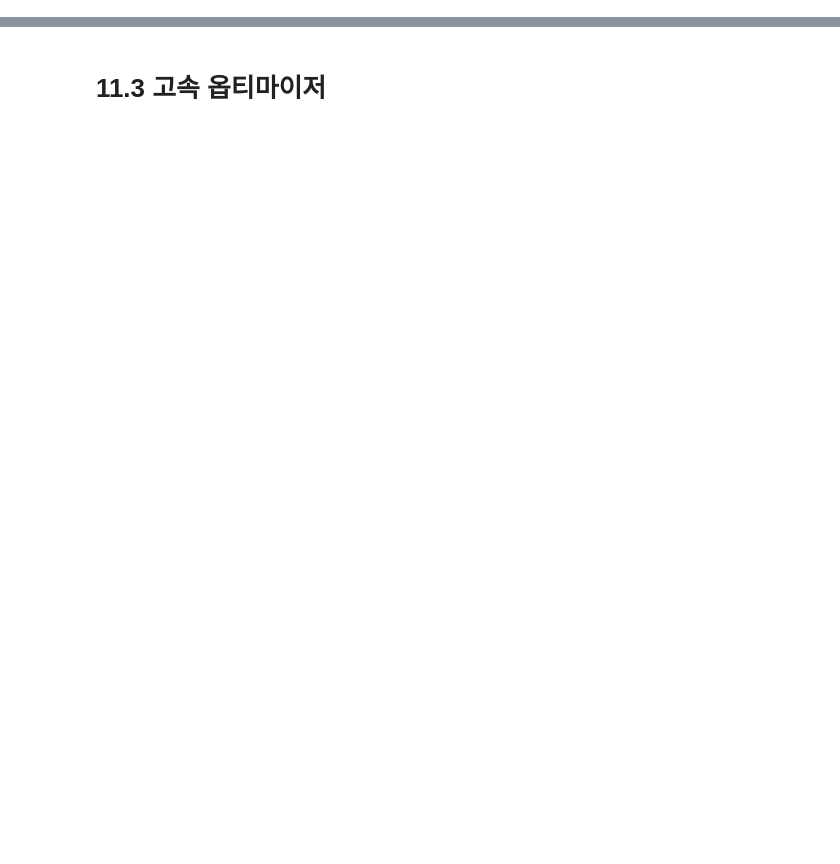
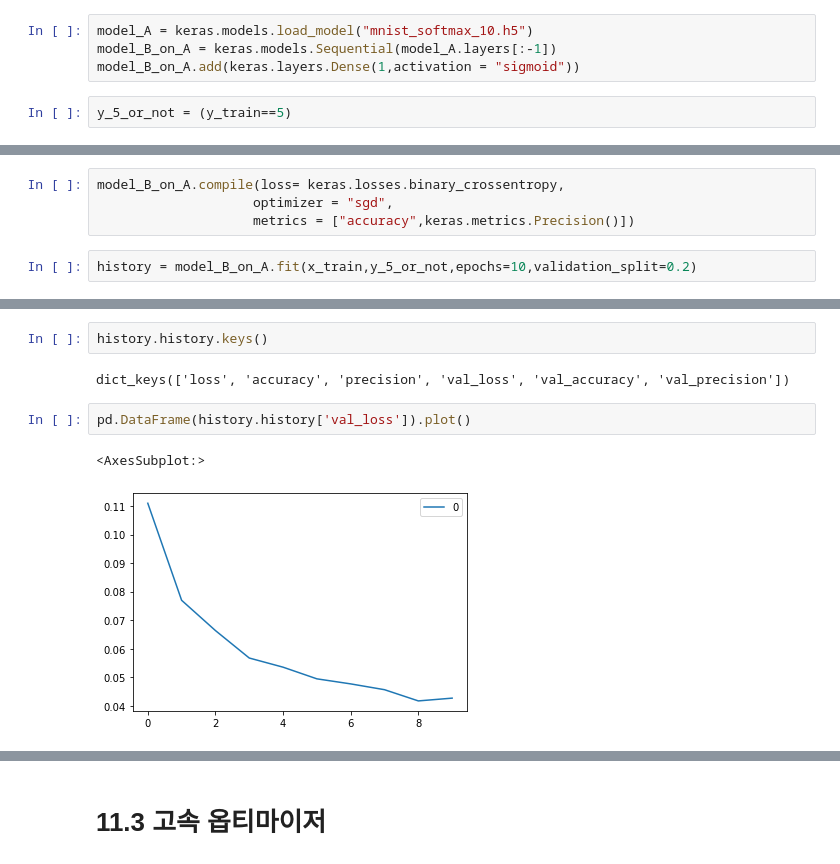
Before and after one commit to supkoon/handson, a Jupyter notebook: handson 11장.ipynb, the cells around one changed output, grey strips where cells are left out. Cells and saved outputs as stored; diff of their text form; blank space fills up the shorter version.

```diff
--- a/handson 11장.ipynb
+++ b/handson 11장.ipynb
@@ -421,0 +221,6 @@ model_B_on_A.evaluate(X_test_B, y_test_B)
+# %%
+model_A = keras.models.load_model("mnist_softmax_10.h5")
+model_B_on_A = keras.models.Sequential(model_A.layers[:-1])
+model_B_on_A.add(keras.layers.Dense(1,activation = "sigmoid"))
+# %%
+y_5_or_not = (y_train==5)
@@ -421,0 +248,6 @@ model_B_on_A.evaluate(X_test_B, y_test_B)
+# %%
+model_B_on_A.compile(loss= keras.losses.binary_crossentropy,
+                    optimizer = "sgd",
+                    metrics = ["accuracy",keras.metrics.Precision()])
+# %%
+history = model_B_on_A.fit(x_train,y_5_or_not,epochs=10,validation_split=0.2)
@@ -421,0 +275,9 @@ model_B_on_A.evaluate(X_test_B, y_test_B)
+# %%
+history.history.keys()
+# %% [output]
+dict_keys(['loss', 'accuracy', 'precision', 'val_loss', 'val_accuracy', 'val_precision'])
+# %%
+pd.DataFrame(history.history['val_loss']).plot()
+# %% [output]
+<AxesSubplot:>
+[figure, added]
```
Also changed, not shown: parts of 291 cells of this notebook.
